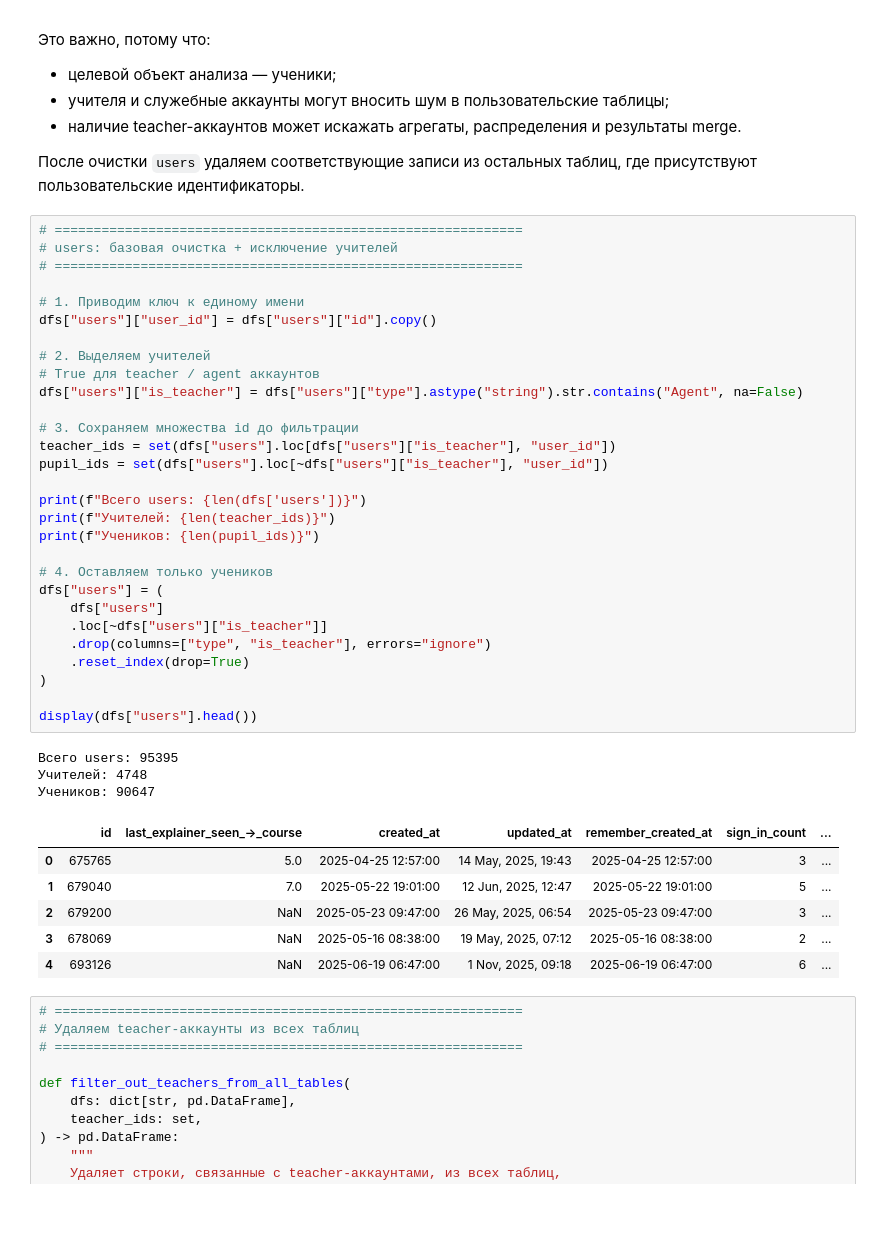
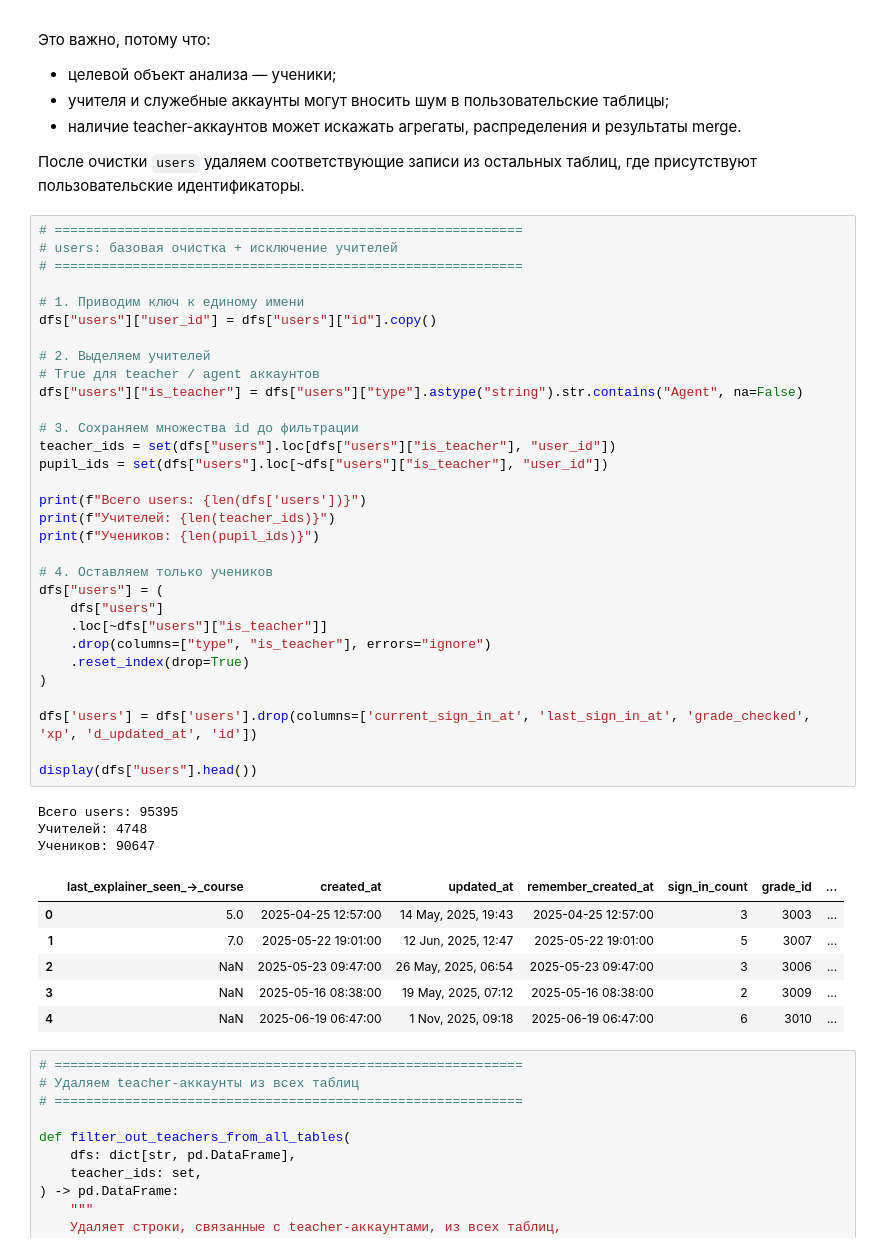
Before and after one commit to AntonDudDm/Xakaton, a Jupyter notebook: notebooks/EDA.ipynb, the cells around one changed output. Cells and saved outputs as stored; diff of their text form; blank space fills up the shorter version.

```diff
--- a/notebooks/EDA.ipynb
+++ b/notebooks/EDA.ipynb
@@ -232,39 +232,41 @@ for tbl, cols in INT_COLS_MAP.items():
 # ============================================================
 
 # 1. Приводим ключ к единому имени
 dfs["users"]["user_id"] = dfs["users"]["id"].copy()
 
 # 2. Выделяем учителей
 # True для teacher / agent аккаунтов
 dfs["users"]["is_teacher"] = dfs["users"]["type"].astype("string").str.contains("Agent", na=False)
 
 # 3. Сохраняем множества id до фильтрации
 teacher_ids = set(dfs["users"].loc[dfs["users"]["is_teacher"], "user_id"])
 pupil_ids = set(dfs["users"].loc[~dfs["users"]["is_teacher"], "user_id"])
 
 print(f"Всего users: {len(dfs['users'])}")
 print(f"Учителей: {len(teacher_ids)}")
 print(f"Учеников: {len(pupil_ids)}")
 
 # 4. Оставляем только учеников
 dfs["users"] = (
     dfs["users"]
     .loc[~dfs["users"]["is_teacher"]]
     .drop(columns=["type", "is_teacher"], errors="ignore")
     .reset_index(drop=True)
 )
 
+dfs['users'] = dfs['users'].drop(columns=['current_sign_in_at', 'last_sign_in_at', 'grade_checked', 'xp', 'd_updated_at', 'id'])
+
 display(dfs["users"].head())
 # %% [output]
 Всего users: 95395
 Учителей: 4748
 Учеников: 90647
-|  | id | last_explainer_seen_→_course | created_at | updated_at | remember_created_at | sign_in_count | ... |
-| 0 | 675765 | 5.0 | 2025-04-25 12:57:00 | 14 May, 2025, 19:43 | 2025-04-25 12:57:00 | 3 | ... |
-| 1 | 679040 | 7.0 | 2025-05-22 19:01:00 | 12 Jun, 2025, 12:47 | 2025-05-22 19:01:00 | 5 | ... |
-| 2 | 679200 | NaN | 2025-05-23 09:47:00 | 26 May, 2025, 06:54 | 2025-05-23 09:47:00 | 3 | ... |
-| 3 | 678069 | NaN | 2025-05-16 08:38:00 | 19 May, 2025, 07:12 | 2025-05-16 08:38:00 | 2 | ... |
-| 4 | 693126 | NaN | 2025-06-19 06:47:00 | 1 Nov, 2025, 09:18 | 2025-06-19 06:47:00 | 6 | ... |
+|  | last_explainer_seen_→_course | created_at | updated_at | remember_created_at | sign_in_count | grade_id | ... |
+| 0 | 5.0 | 2025-04-25 12:57:00 | 14 May, 2025, 19:43 | 2025-04-25 12:57:00 | 3 | 3003 | ... |
+| 1 | 7.0 | 2025-05-22 19:01:00 | 12 Jun, 2025, 12:47 | 2025-05-22 19:01:00 | 5 | 3007 | ... |
+| 2 | NaN | 2025-05-23 09:47:00 | 26 May, 2025, 06:54 | 2025-05-23 09:47:00 | 3 | 3006 | ... |
+| 3 | NaN | 2025-05-16 08:38:00 | 19 May, 2025, 07:12 | 2025-05-16 08:38:00 | 2 | 3009 | ... |
+| 4 | NaN | 2025-06-19 06:47:00 | 1 Nov, 2025, 09:18 | 2025-06-19 06:47:00 | 6 | 3010 | ... |
 # %%
 # ============================================================
 # Удаляем teacher-аккаунты из всех таблиц
```
Also changed, not shown: parts of 39 cells of this notebook, 1 other file.
